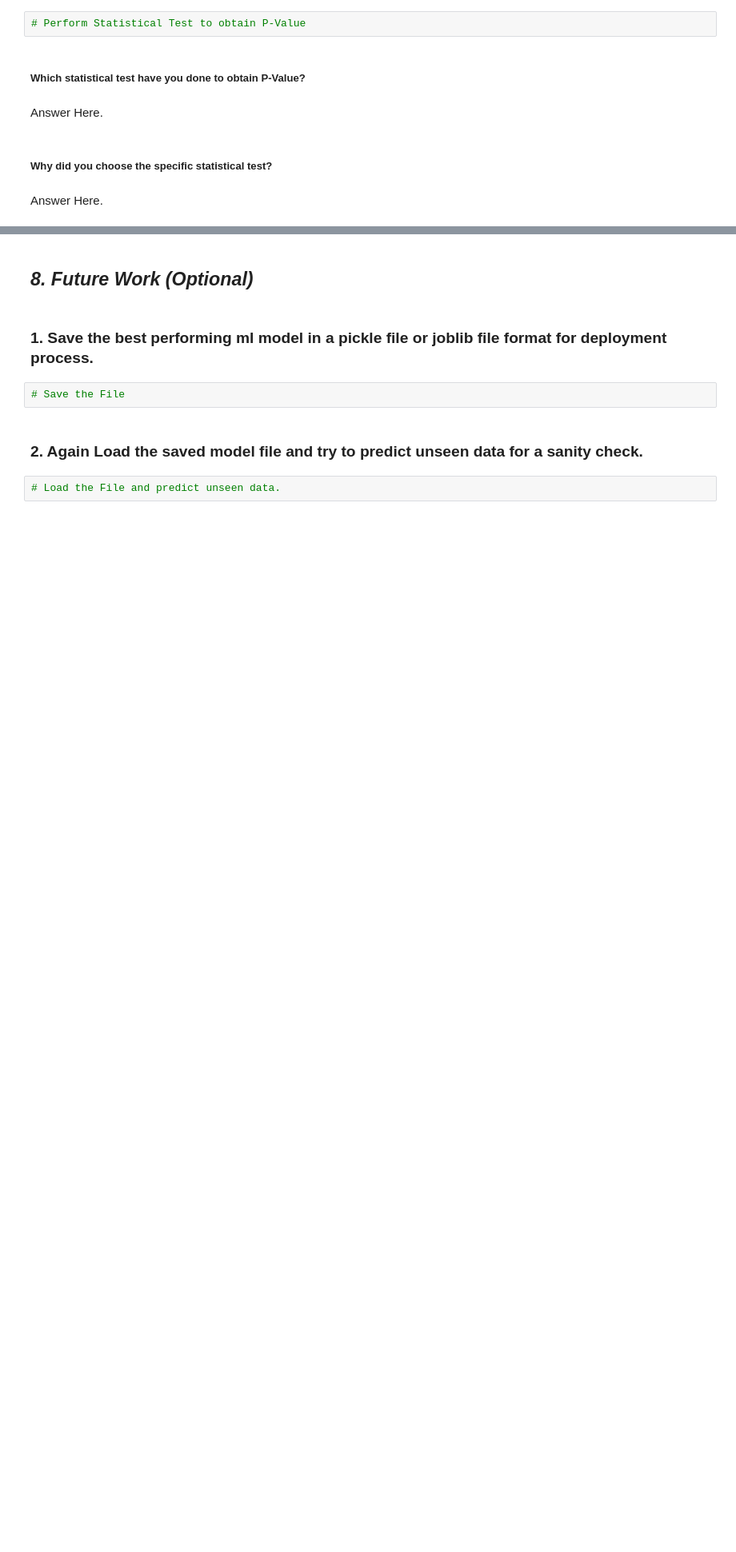
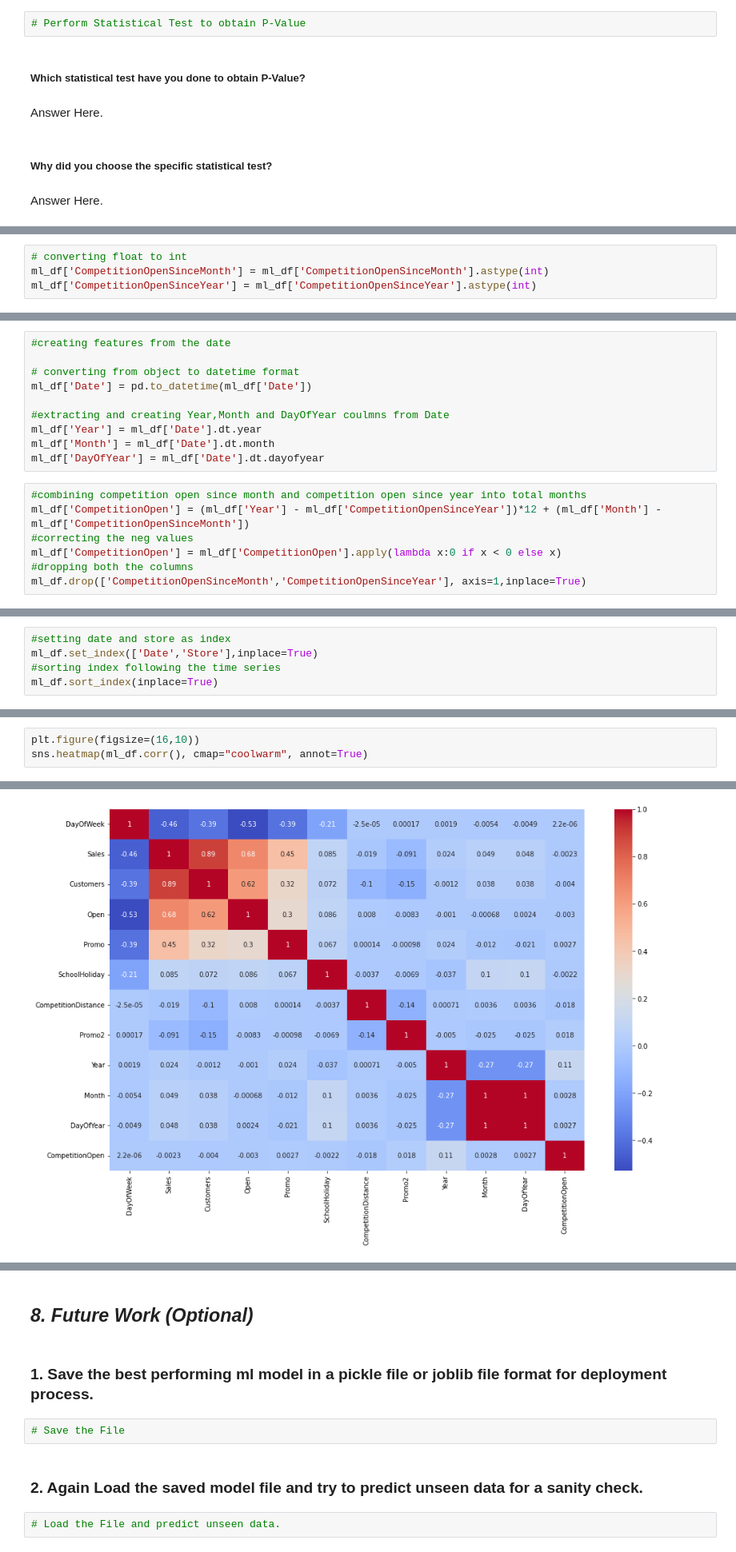
Before and after one commit to Rajat-Sri/Capstone---2---Rossmann-Sales-Prediction-Regression-Model, a Jupyter notebook: Rossmann_Sales_Prediction_Regression_Model.ipynb, the cells around one changed output, grey strips where cells are left out. Shown at 80% size. Saved outputs shown, nothing was run; the diff lists cells and outputs as text; blank space fills up the shorter version.

```diff
--- a/Rossmann_Sales_Prediction_Regression_Model.ipynb
+++ b/Rossmann_Sales_Prediction_Regression_Model.ipynb
@@ -1036,0 +1104,4 @@ Answer Here.
+# %%
+# converting float to int
+ml_df['CompetitionOpenSinceMonth'] = ml_df['CompetitionOpenSinceMonth'].astype(int)
+ml_df['CompetitionOpenSinceYear'] = ml_df['CompetitionOpenSinceYear'].astype(int)
@@ -1036,0 +1121,17 @@ Answer Here.
+# %%
+#creating features from the date
+
+# converting from object to datetime format
+ml_df['Date'] = pd.to_datetime(ml_df['Date'])
+
+#extracting and creating Year,Month and DayOfYear coulmns from Date
+ml_df['Year'] = ml_df['Date'].dt.year
+ml_df['Month'] = ml_df['Date'].dt.month
+ml_df['DayOfYear'] = ml_df['Date'].dt.dayofyear
+# %%
+#combining competition open since month and competition open since year into total months
+ml_df['CompetitionOpen'] = (ml_df['Year'] - ml_df['CompetitionOpenSinceYear'])*12 + (ml_df['Month'] - ml_df['CompetitionOpenSinceMonth'])
+#correcting the neg values
+ml_df['CompetitionOpen'] = ml_df['CompetitionOpen'].apply(lambda x:0 if x < 0 else x)
+#dropping both the columns
+ml_df.drop(['CompetitionOpenSinceMonth','CompetitionOpenSinceYear'], axis=1,inplace=True)
@@ -1036,0 +1163,5 @@ Answer Here.
+# %%
+#setting date and store as index
+ml_df.set_index(['Date','Store'],inplace=True)
+#sorting index following the time series
+ml_df.sort_index(inplace=True)
@@ -1036,0 +1170,4 @@ Answer Here.
+# %%
+plt.figure(figsize=(16,10))
+sns.heatmap(ml_df.corr(), cmap="coolwarm", annot=True)
+# %% [output]
@@ -1036,0 +1175 @@ Answer Here.
+[figure, added]
```
Also changed, not shown: parts of 58 cells of this notebook.
